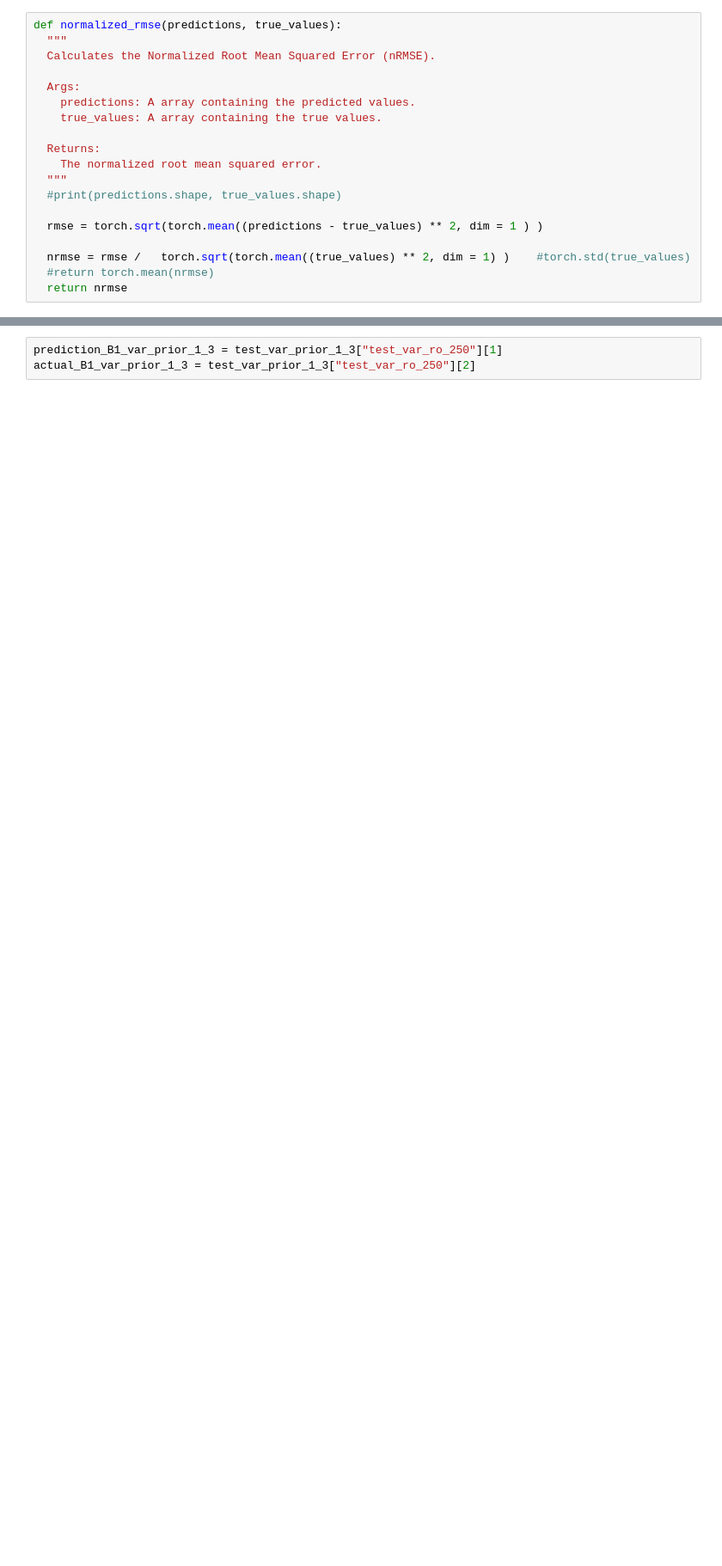
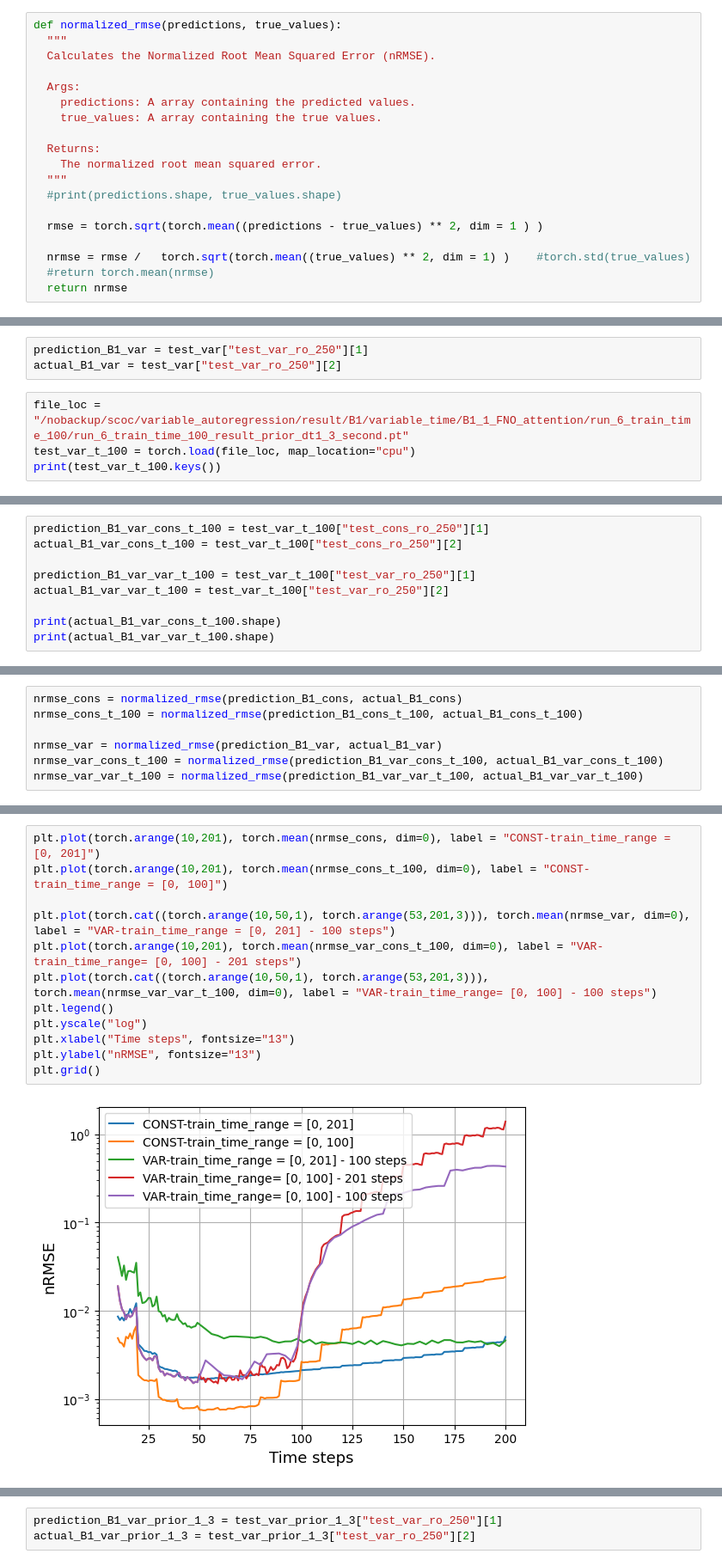
Before and after one commit to seuncoker/constant_autoregression, a Jupyter notebook: analysis_1.ipynb, the cells around one changed output, grey strips where cells are left out. Shown at 86% size. Saved outputs shown, nothing was run; the diff lists cells and outputs as text; blank space fills up the shorter version.

Commit message:
changed time size arugments to enable extrapolation

```diff
--- a/analysis_1.ipynb
+++ b/analysis_1.ipynb
@@ -35,0 +56,7 @@ torch.Size([32, 100])
+# %%
+prediction_B1_var = test_var["test_var_ro_250"][1]
+actual_B1_var = test_var["test_var_ro_250"][2]
+# %%
+file_loc = "/nobackup/scoc/variable_autoregression/result/B1/variable_time/B1_1_FNO_attention/run_6_train_time_100/run_6_train_time_100_result_prior_dt1_3_second.pt"
+test_var_t_100 = torch.load(file_loc, map_location="cpu")
+print(test_var_t_100.keys())
@@ -35,0 +65,9 @@ torch.Size([32, 100])
+# %%
+prediction_B1_var_cons_t_100 = test_var_t_100["test_cons_ro_250"][1]
+actual_B1_var_cons_t_100 = test_var_t_100["test_cons_ro_250"][2]
+
+prediction_B1_var_var_t_100 = test_var_t_100["test_var_ro_250"][1]
+actual_B1_var_var_t_100 = test_var_t_100["test_var_ro_250"][2]
+
+print(actual_B1_var_cons_t_100.shape)
+print(actual_B1_var_var_t_100.shape)
@@ -35,0 +77,7 @@ torch.Size([32, 100])
+# %%
+nrmse_cons = normalized_rmse(prediction_B1_cons, actual_B1_cons)
+nrmse_cons_t_100 = normalized_rmse(prediction_B1_cons_t_100, actual_B1_cons_t_100)
+
+nrmse_var = normalized_rmse(prediction_B1_var, actual_B1_var)
+nrmse_var_cons_t_100 = normalized_rmse(prediction_B1_var_cons_t_100, actual_B1_var_cons_t_100)
+nrmse_var_var_t_100 = normalized_rmse(prediction_B1_var_var_t_100, actual_B1_var_var_t_100)
@@ -35,0 +113,14 @@ torch.Size([32, 100])
+# %%
+plt.plot(torch.arange(10,201), torch.mean(nrmse_cons, dim=0), label = "CONST-train_time_range = [0, 201]")
+plt.plot(torch.arange(10,201), torch.mean(nrmse_cons_t_100, dim=0), label = "CONST-train_time_range = [0, 100]")
+
+plt.plot(torch.cat((torch.arange(10,50,1), torch.arange(53,201,3))), torch.mean(nrmse_var, dim=0), label = "VAR-train_time_range = [0, 201] - 100 steps")
+plt.plot(torch.arange(10,201), torch.mean(nrmse_var_cons_t_100, dim=0), label = "VAR-train_time_range= [0, 100] - 201 steps")
+plt.plot(torch.cat((torch.arange(10,50,1), torch.arange(53,201,3))), torch.mean(nrmse_var_var_t_100, dim=0), label = "VAR-train_time_range= [0, 100] - 100 steps")
+plt.legend()
+plt.yscale("log")
+plt.xlabel("Time steps", fontsize="13")
+plt.ylabel("nRMSE", fontsize="13")
+plt.grid()
+# %% [output]
+[figure, added]
```
Also changed, not shown: parts of 46 cells of this notebook, 10 other files.
